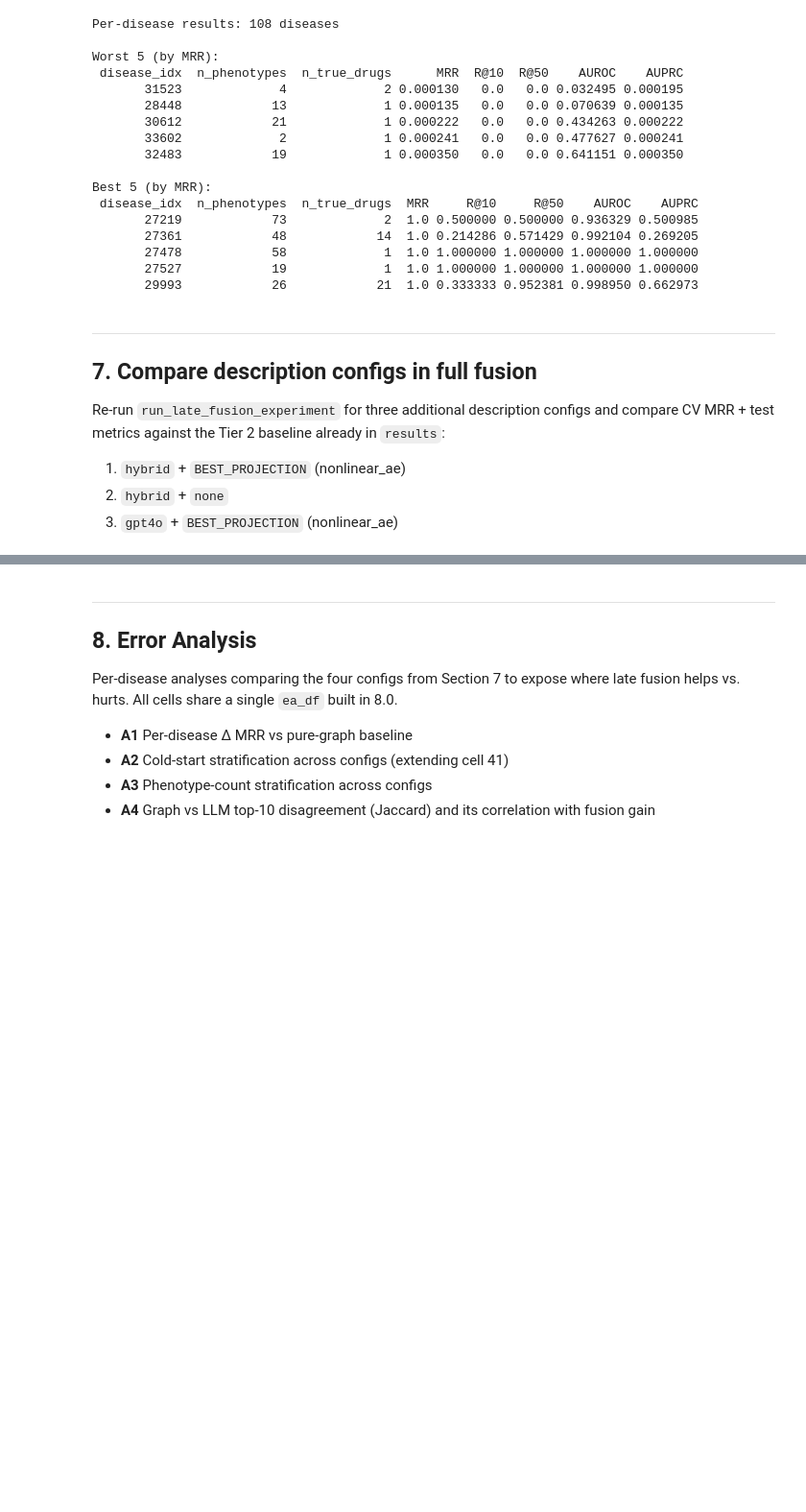
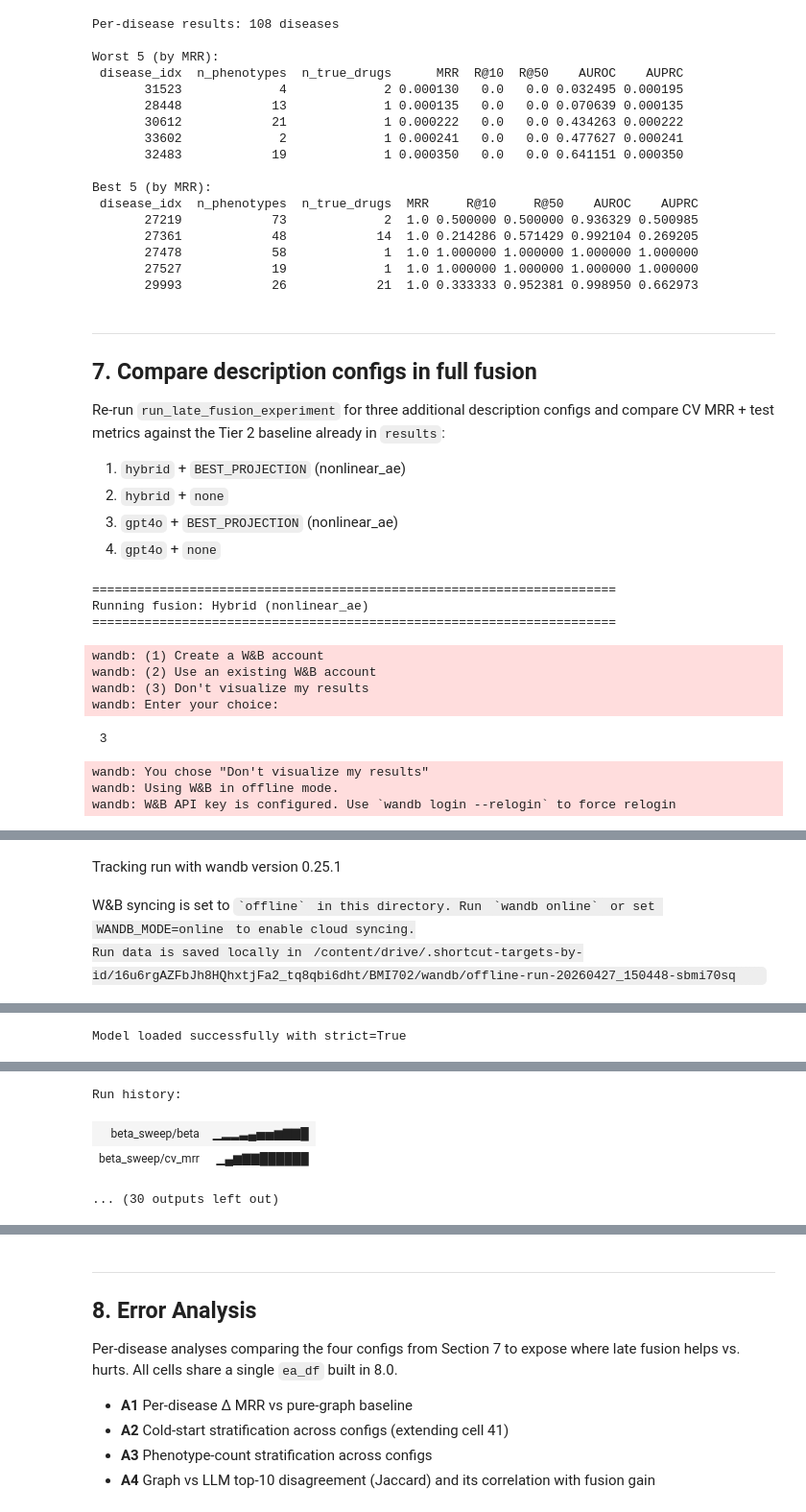
Before and after one commit to susanxu3/BMI702, a Jupyter notebook: notebooks/late_fusion_pipeline.ipynb, the cells around one changed output, grey strips where cells are left out. Shown at 96% size. Cells and saved outputs as stored; diff of their text form; code cells hidden in the pictures; blank space fills up the shorter version.

```diff
--- a/notebooks/late_fusion_pipeline.ipynb
+++ b/notebooks/late_fusion_pipeline.ipynb
@@ -1039,17 +1075,40 @@ compare CV MRR + test metrics against the Tier 2 baseline already in `results`:
 1. `hybrid` + `BEST_PROJECTION` (nonlinear_ae)
 2. `hybrid` + `none`
 3. `gpt4o`  + `BEST_PROJECTION` (nonlinear_ae)
+4. `gpt4o` + `none`
 # %%
 # Sweep additional description configs and store results in a dict.
 # `results` from cell 37 is already the Tier 2 + BEST_PROJECTION baseline.
 # Each call below reuses the same R-GCN graph scores (s_graph) but recomputes
 # s_LLM from a different cached embedding directory, then re-calibrates beta.
+from src.evaluation.late_fusion_eval import run_late_fusion_experiment
 
 BEST_ENCODER = "biolinkbert"
 BEST_PROJECTION = "nonlinear_ae"
 
+config = {
+    "data_dir": "data/primekg",
+    "split_dir": "data/splits",
+    "checkpoint_path": CHECKPOINT_PATH,
+    "encoder_name": BEST_ENCODER,
+    "desc_tier": DESC_TIER,
+    "projection": BEST_PROJECTION,
+    "embed_dir": "data/embeddings",
+    "beta_search": [i / 10 for i in range(11)],
+    "normalize": "minmax",
+    "beta_cv_folds": 5,
+    # R-GCN architecture (must match the trained checkpoint)
+    "hidden_dim": 128,
+    "num_bases": 10,
+    "num_layers": 2,
+    "num_heads": 4,
+    "dropout": 0.2,
+    "device": DEVICE.type,
+    "results_dir": "results/tables",
+}
+
 extra_configs = [
-    # {"label": "Hybrid (nonlinear_ae)", "desc_tier": "hybrid", "projection": "nonlinear_ae"},
+    {"label": "Hybrid (nonlinear_ae)", "desc_tier": "hybrid", "projection": "nonlinear_ae"},
     {"label": "Hybrid (none)",         "desc_tier": "hybrid", "projection": "none"},
     {"label": "GPT-4o (nonlinear_ae)", "desc_tier": "gpt4o",  "projection": "nonlinear_ae"},
 ]
@@ -1065,3 +1124,15 @@ for cfg_extra in extra_configs:
     cfg["desc_tier"]  = cfg_extra["desc_tier"]
     cfg["projection"] = cfg_extra["projection"]
     results_by_label[label] = run_late_fusion_experiment(cfg)
+# %% [output]
+======================================================================
+Running fusion: Hybrid (nonlinear_ae)
+======================================================================
+wandb: (1) Create a W&B account
+wandb: (2) Use an existing W&B account
+wandb: (3) Don't visualize my results
+wandb: Enter your choice:
+ 3
+wandb: You chose "Don't visualize my results"
+wandb: Using W&B in offline mode.
+wandb: W&B API key is configured. Use `wandb login --relogin` to force relogin
@@ -1067,0 +1140,3 @@ for cfg_extra in extra_configs:
+Tracking run with wandb version 0.25.1
+W&B syncing is set to `offline` in this directory. Run `wandb online` or set WANDB_MODE=online to enable cloud syncing.
+Run data is saved locally in /content/drive/.shortcut-targets-by-id/16u6rgAZFbJh8HQhxtjFa2_tq8qbi6dht/BMI702/wandb/offline-run-20260427_150448-sbmi70sq
@@ -1067,0 +1146 @@ for cfg_extra in extra_configs:
+Model loaded successfully with strict=True
@@ -1067,0 +1148,4 @@ for cfg_extra in extra_configs:
+Run history:
+| beta_sweep/beta | ▁▂▂▃▄▅▅▆▇▇█ |
+| beta_sweep/cv_mrr | ▁▄▆▇▇██████ |
+... (30 outputs left out)
```
Also changed, not shown: parts of 16 cells of this notebook, 1 other file.
